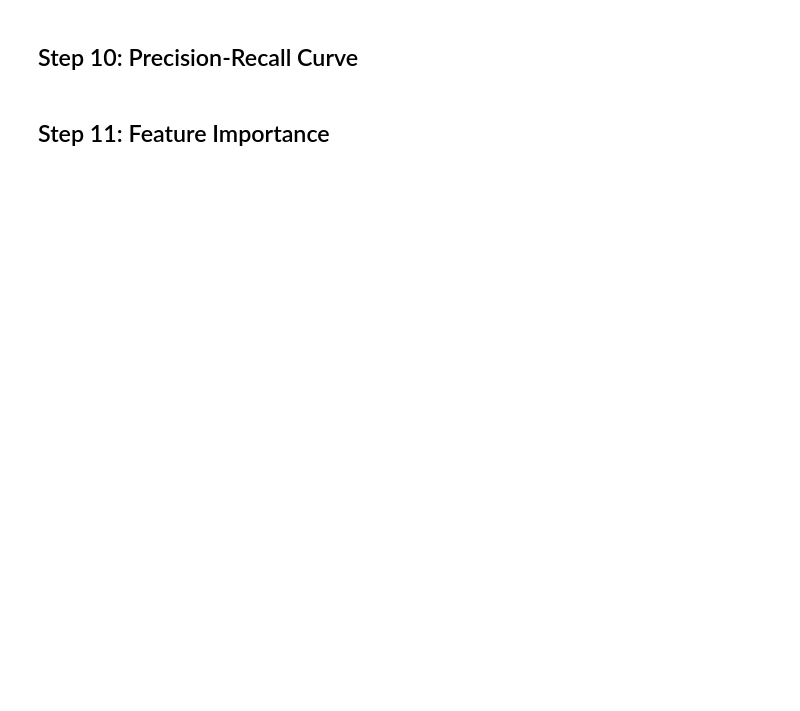
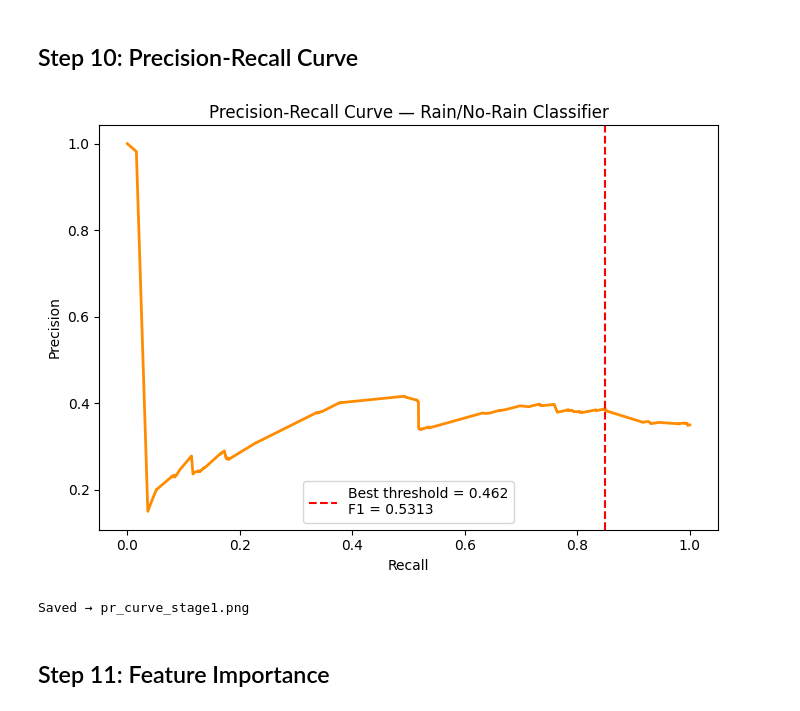
Before and after one commit to Amarnathdj10/ML-based-Acoustic-Rain-Gauge, a Jupyter notebook: classifier_stage1.ipynb, the cells around one changed output. Saved outputs shown, nothing was run; the diff lists cells and outputs as text; code cells hidden in the pictures; blank space fills up the shorter version.

Commit message:
Kaggle Notebook | classifier_training | Version 2

```diff
--- a/classifier_stage1.ipynb
+++ b/classifier_stage1.ipynb
@@ -44,12 +106,16 @@ print("Imports done.")
 # %%
 # Cell 3 — Load & combine
-# !! UPDATE THIS to match your dataset slug from Cell 1 output
-FEATURES_DATASET_PATH = '/kaggle/input/features/'
+FEATURES_DATASET_PATH = '/kaggle/input/datasets/amarnathdj/classifier-features/'  # ← add /
+
+# Verify files exist first
+print("Files in dataset:")
+for f in os.listdir(FEATURES_DATASET_PATH):
+    print(f"  {f}")
 
 files = sorted(glob.glob(f"{FEATURES_DATASET_PATH}features_*.parquet"))
 files = [f for f in files if 'combined' not in f]
 
-print(f"Found {len(files)} monthly parquet files:")
+print(f"\nFound {len(files)} monthly parquet files:")
 for f in files:
     print(f"  {os.path.basename(f)}")
 
@@ -58,11 +124,9 @@ df = pd.concat(dfs, ignore_index=True)
 df["timestamp"] = pd.to_datetime(df["timestamp"])
 df = df.sort_values("timestamp").reset_index(drop=True)
 
-print(f"
-Total rows : {len(df)}")
+print(f"\nTotal rows : {len(df)}")
 print(f"Total cols : {df.shape[1]}")
 print(f"Date range : {df['timestamp'].min().date()} → {df['timestamp'].max().date()}")
-print(f"
-Class balance:")
+print(f"\nClass balance:")
 print(df['rain'].value_counts())
 print(df['rain'].value_counts(normalize=True).mul(100).round(2))
@@ -226,18 +359,20 @@ print("Saved → roc_curve_stage1.png")
 # %%
 # Cell 11 — Precision-Recall curve
 plt.figure(figsize=(7, 5))
 plt.plot(recalls, precisions, color="darkorange", lw=2)
 plt.axvline(x=recalls[best_idx], color="red", linestyle="--",
-            label=f"Best threshold = {best_threshold:.3f}
-F1 = {best_f1:.4f}")
+            label=f"Best threshold = {best_threshold:.3f}\nF1 = {best_f1:.4f}")
 plt.xlabel("Recall")
 plt.ylabel("Precision")
 plt.title("Precision-Recall Curve — Rain/No-Rain Classifier")
 plt.legend()
 plt.tight_layout()
 plt.savefig(f"{OUTPUT_DIR}/pr_curve_stage1.png", dpi=150)
 plt.show()
 print("Saved → pr_curve_stage1.png")
+# %% [output]
+[figure, added]
+Saved → pr_curve_stage1.png
 # %% [markdown]
 ## Step 11: Feature Importance
 # %%
```
Also changed, not shown: parts of 14 cells of this notebook.
